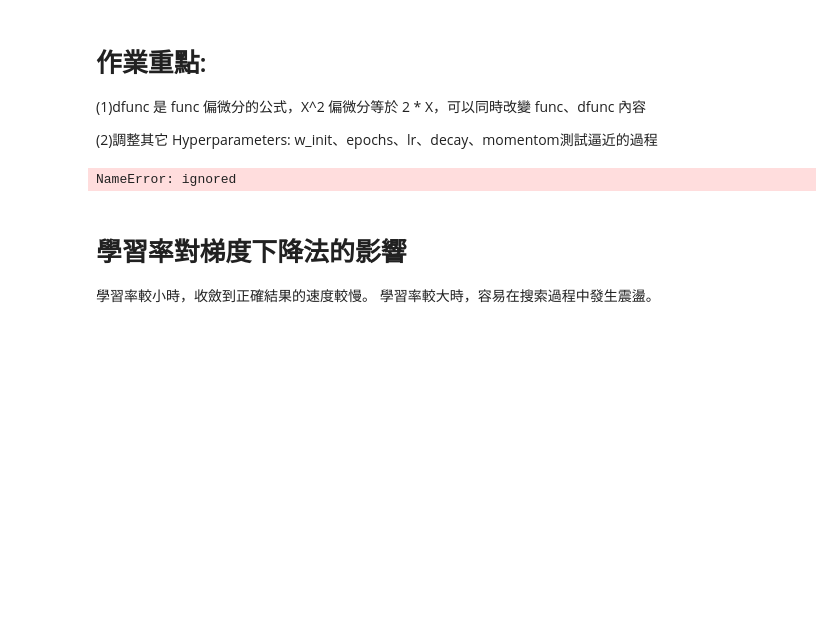
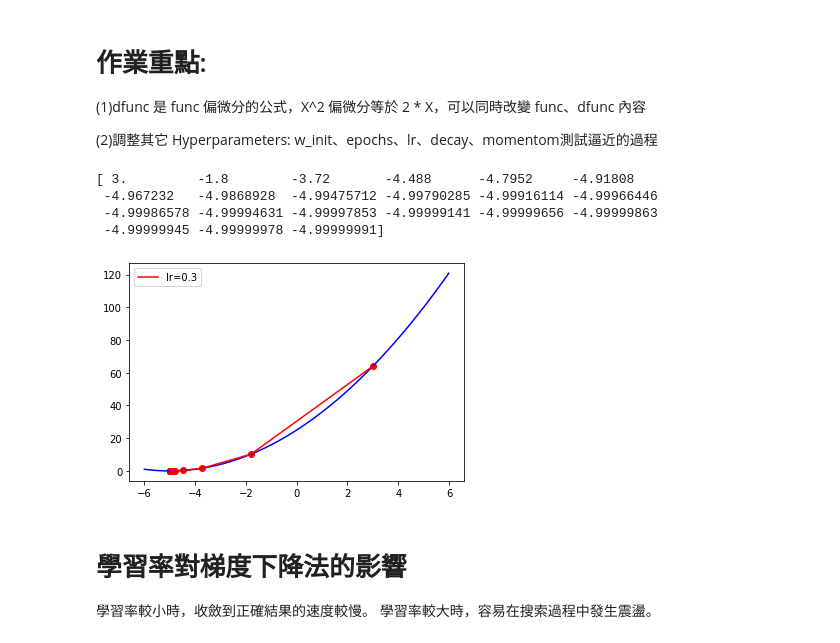
Before and after one commit to chencgn1982/4th-ML100Days, a Jupyter notebook: homework/Day_74_Gradient_Descent_HW.ipynb, the cells around one changed output. Saved outputs shown, nothing was run; the diff lists cells and outputs as text; code cells hidden in the pictures; blank space fills up the shorter version.

```diff
--- a/homework/Day_74_Gradient_Descent_HW.ipynb
+++ b/homework/Day_74_Gradient_Descent_HW.ipynb
@@ -34,34 +36,40 @@ def GD(w_init, df, epochs, lr):
     for i in range(epochs):
         dx = df(x)
         # v表示x要跨出的幅度
         v = - dx * lr
         x += v
         xs[i+1] = x
     return xs
 
 # 起始權重
 w_init = 3
 # 執行週期數
 epochs = 20
 # 學習率
 lr = 0.3
+func = lambda x:(x+5)**2
+dfunc = lambda x:2*(x+5)
 # 梯度下降法
 x = GD(w_init, dfunc, epochs, lr=lr)
 print (x)
 
 #劃出曲線圖
 color = 'r'
 
 from numpy import arange
 t = arange(-6.0, 6.0, 0.01)
 plt.plot(t, func(t), c='b')
 plt.plot(x, func(x), c=color, label='lr={}'.format(lr))
 plt.scatter(x, func(x), c=color, )
 plt.legend()
 
 plt.show()
 # %% [output]
-NameError: ignored
+[ 3.         -1.8        -3.72       -4.488      -4.7952     -4.91808
+ -4.967232   -4.9868928  -4.99475712 -4.99790285 -4.99916114 -4.99966446
+ -4.99986578 -4.99994631 -4.99997853 -4.99999141 -4.99999656 -4.99999863
+ -4.99999945 -4.99999978 -4.99999991]
+[figure, added]
 # %% [markdown]
 # 學習率對梯度下降法的影響
 學習率較小時，收斂到正確結果的速度較慢。
```
Also changed, not shown: parts of 4 cells of this notebook.
